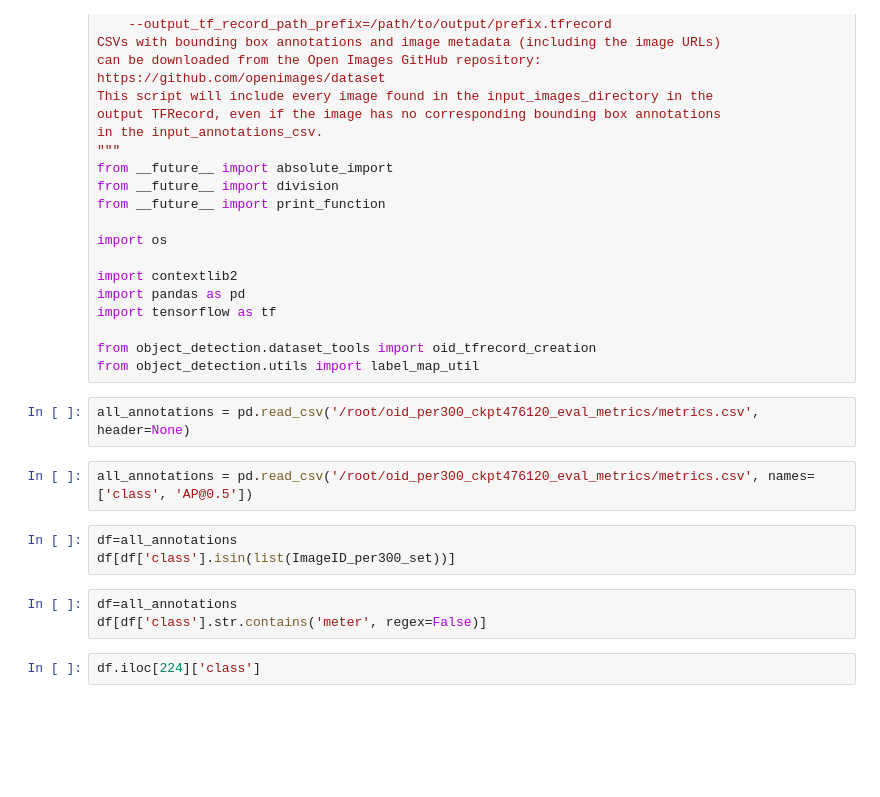
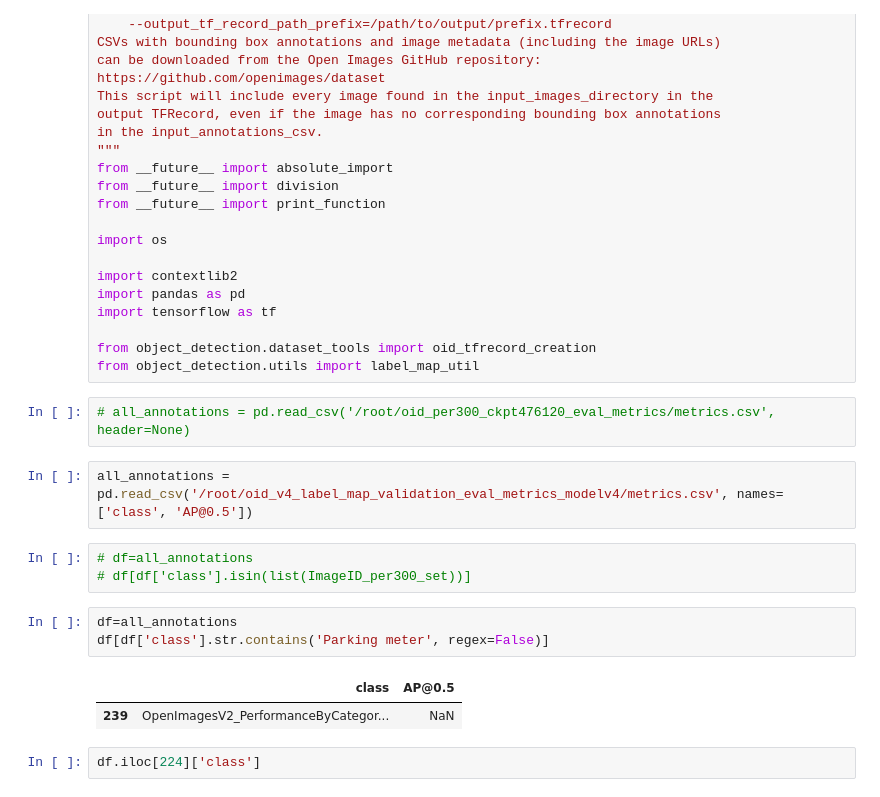
Before and after one commit to qoo/models, a Jupyter notebook: research/object_detection/eval_metric.ipynb, the cells around one changed output. Drawn from its saved outputs; the diff is of its cells as text; blank space fills up the shorter version.

Commit message:
eval

```diff
--- a/research/object_detection/eval_metric.ipynb
+++ b/research/object_detection/eval_metric.ipynb
@@ -25,15 +25,18 @@ import tensorflow as tf
 from object_detection.dataset_tools import oid_tfrecord_creation
 from object_detection.utils import label_map_util
 # %%
-all_annotations = pd.read_csv('/root/oid_per300_ckpt476120_eval_metrics/metrics.csv', header=None)
+# all_annotations = pd.read_csv('/root/oid_per300_ckpt476120_eval_metrics/metrics.csv', header=None)
 # %%
-all_annotations = pd.read_csv('/root/oid_per300_ckpt476120_eval_metrics/metrics.csv', names=['class', 'AP@0.5'])
+all_annotations = pd.read_csv('/root/oid_v4_label_map_validation_eval_metrics_modelv4/metrics.csv', names=['class', 'AP@0.5'])
 # %%
-df=all_annotations
-df[df['class'].isin(list(ImageID_per300_set))]
+# df=all_annotations
+# df[df['class'].isin(list(ImageID_per300_set))]
 # %%
 df=all_annotations
-df[df['class'].str.contains('meter', regex=False)]
+df[df['class'].str.contains('Parking meter', regex=False)]
+# %% [output]
+|  | class | AP@0.5 |
+| 239 | OpenImagesV2_PerformanceByCategor... | NaN |
 # %%
 df.iloc[224]['class']
 # %%
```
Also changed, not shown: parts of 9 cells of this notebook, 3 other files.
